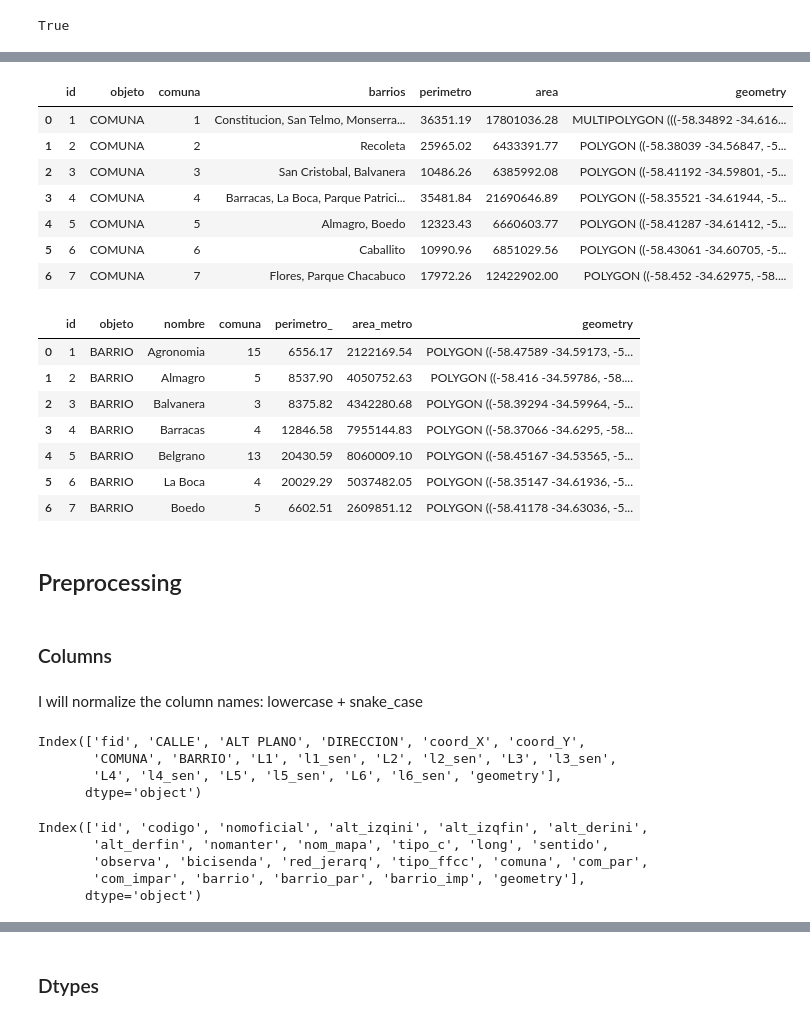
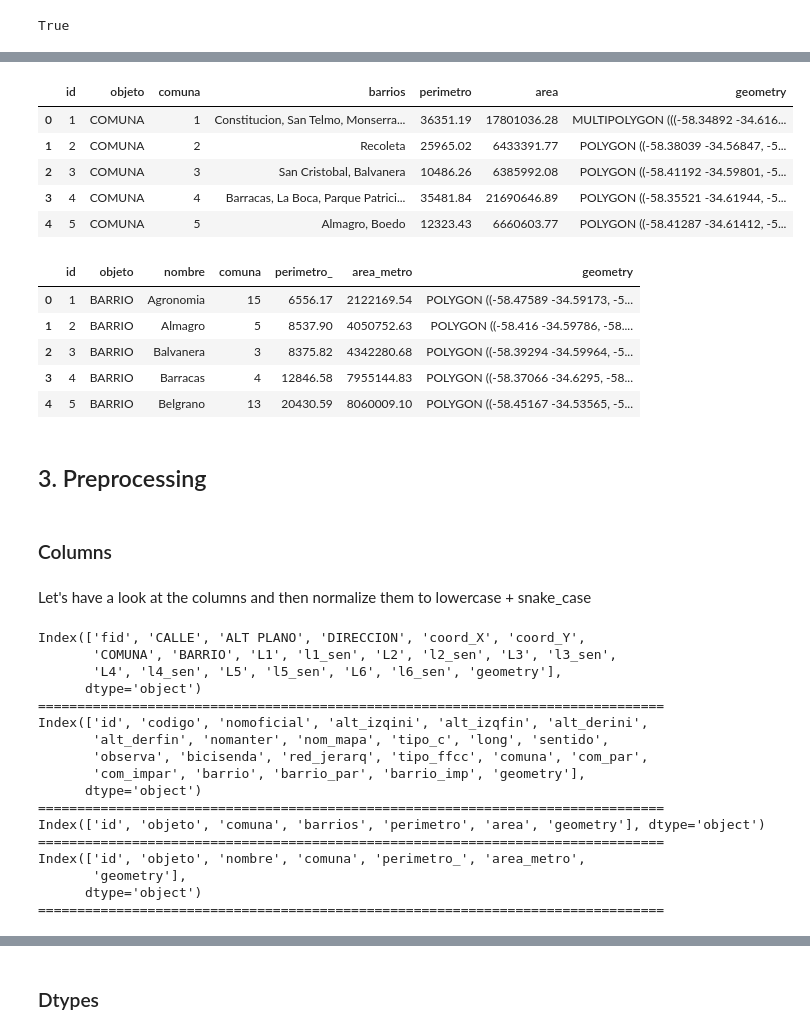
Before and after one commit to FacundoBerthet/caba-public-transport-analysis, a Jupyter notebook: notebooks/01_EDA_bus_stops.ipynb, the cells around one changed output, grey strips where cells are left out. Drawn from its saved outputs; the diff is of its cells as text; code cells hidden in the pictures.

```diff
--- a/notebooks/01_EDA_bus_stops.ipynb
+++ b/notebooks/01_EDA_bus_stops.ipynb
@@ -93,20 +89,18 @@ streets[["nomoficial", "alt_izqini", "alt_izqfin", "comuna", "barrio", "geometry
 # %%
 comunas_raw = gpd.read_file(DATA_PATH / "comunas.geojson")
 comunas = comunas_raw.copy()
-comunas.head(7)
+comunas.head()
 # %% [output]
 |  | id | objeto | comuna | barrios | perimetro | area | geometry |
 | 0 | 1 | COMUNA | 1 | Constitucion, San Telmo, Monserra... | 36351.19 | 17801036.28 | MULTIPOLYGON (((-58.34892 -34.616... |
 | 1 | 2 | COMUNA | 2 | Recoleta | 25965.02 | 6433391.77 | POLYGON ((-58.38039 -34.56847, -5... |
 | 2 | 3 | COMUNA | 3 | San Cristobal, Balvanera | 10486.26 | 6385992.08 | POLYGON ((-58.41192 -34.59801, -5... |
 | 3 | 4 | COMUNA | 4 | Barracas, La Boca, Parque Patrici... | 35481.84 | 21690646.89 | POLYGON ((-58.35521 -34.61944, -5... |
 | 4 | 5 | COMUNA | 5 | Almagro, Boedo | 12323.43 | 6660603.77 | POLYGON ((-58.41287 -34.61412, -5... |
-| 5 | 6 | COMUNA | 6 | Caballito | 10990.96 | 6851029.56 | POLYGON ((-58.43061 -34.60705, -5... |
-| 6 | 7 | COMUNA | 7 | Flores, Parque Chacabuco | 17972.26 | 12422902.00 | POLYGON ((-58.452 -34.62975, -58.... |
 # %%
 barrios_raw = gpd.read_file(DATA_PATH / "barrios.geojson")
 barrios = barrios_raw.copy()
-barrios.head(7)
+barrios.head()
 # %% [output]
 |  | id | objeto | nombre | comuna | perimetro_ | area_metro | geometry |
 | 0 | 1 | BARRIO | Agronomia | 15 | 6556.17 | 2122169.54 | POLYGON ((-58.47589 -34.59173, -5... |
@@ -114,26 +108,31 @@ barrios.head(7)
 | 2 | 3 | BARRIO | Balvanera | 3 | 8375.82 | 4342280.68 | POLYGON ((-58.39294 -34.59964, -5... |
 | 3 | 4 | BARRIO | Barracas | 4 | 12846.58 | 7955144.83 | POLYGON ((-58.37066 -34.6295, -58... |
 | 4 | 5 | BARRIO | Belgrano | 13 | 20430.59 | 8060009.10 | POLYGON ((-58.45167 -34.53565, -5... |
-| 5 | 6 | BARRIO | La Boca | 4 | 20029.29 | 5037482.05 | POLYGON ((-58.35147 -34.61936, -5... |
-| 6 | 7 | BARRIO | Boedo | 5 | 6602.51 | 2609851.12 | POLYGON ((-58.41178 -34.63036, -5... |
 # %% [markdown]
-## Preprocessing
+## 3. Preprocessing
 # %% [markdown]
 ### Columns
 # %% [markdown]
-I will normalize the column names: lowercase + snake_case
+Let's have a look at the columns and then normalize them to lowercase + snake_case
 # %%
-stops.columns
+dataframes = [stops, streets, comunas, barrios]
+for df in dataframes:
+    print(df.columns, "\n" + "=" * 80)
 # %% [output]
 Index(['fid', 'CALLE', 'ALT PLANO', 'DIRECCION', 'coord_X', 'coord_Y',
        'COMUNA', 'BARRIO', 'L1', 'l1_sen', 'L2', 'l2_sen', 'L3', 'l3_sen',
        'L4', 'l4_sen', 'L5', 'l5_sen', 'L6', 'l6_sen', 'geometry'],
       dtype='object')
+================================================================================
+Index(['id', 'codigo', 'nomoficial', 'alt_izqini', 'alt_izqfin', 'alt_derini',
+       'alt_derfin', 'nomanter', 'nom_mapa', 'tipo_c', 'long', 'sentido',
+       'observa', 'bicisenda', 'red_jerarq', 'tipo_ffcc', 'comuna', 'com_par',
+       'com_impar', 'barrio', 'barrio_par', 'barrio_imp', 'geometry'],
+      dtype='object')
+================================================================================
+Index(['id', 'objeto', 'comuna', 'barrios', 'perimetro', 'area', 'geometry'], dtype='object')
+================================================================================
+Index(['id', 'objeto', 'nombre', 'comuna', 'perimetro_', 'area_metro',
+       'geometry'],
+      dtype='object')
+================================================================================
-# %%
-streets.columns
-# %% [output]
-Index(['id', 'codigo', 'nomoficial', 'alt_izqini', 'alt_izqfin', 'alt_derini',
-       'alt_derfin', 'nomanter', 'nom_mapa', 'tipo_c', 'long', 'sentido',
-       'observa', 'bicisenda', 'red_jerarq', 'tipo_ffcc', 'comuna', 'com_par',
-       'com_impar', 'barrio', 'barrio_par', 'barrio_imp', 'geometry'],
-      dtype='object')
```
Also changed, not shown: parts of 57 cells of this notebook.
